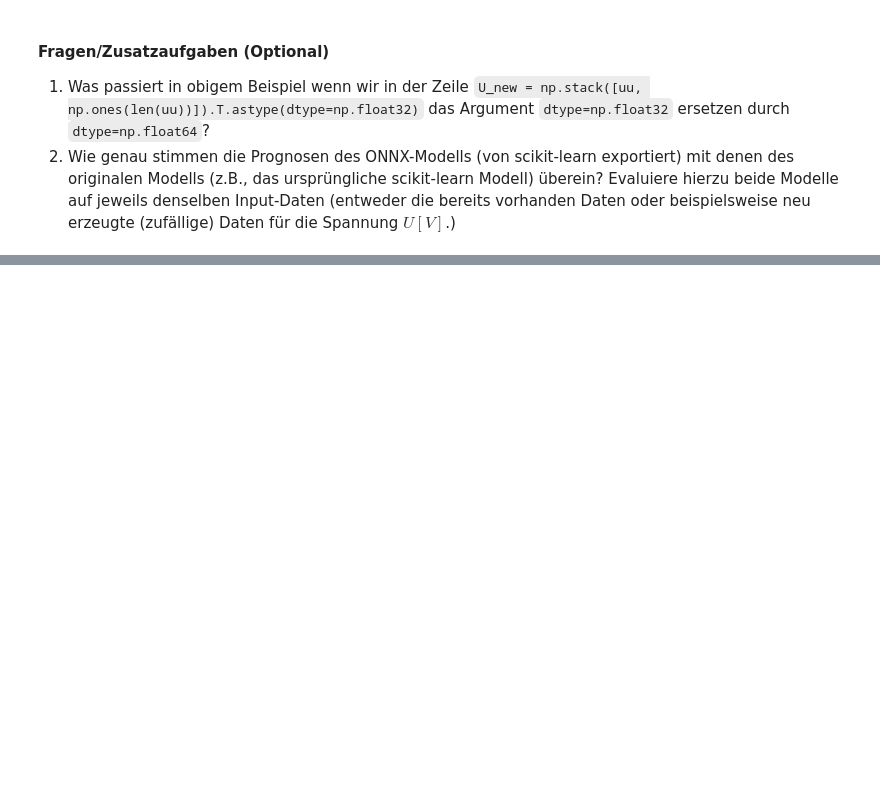
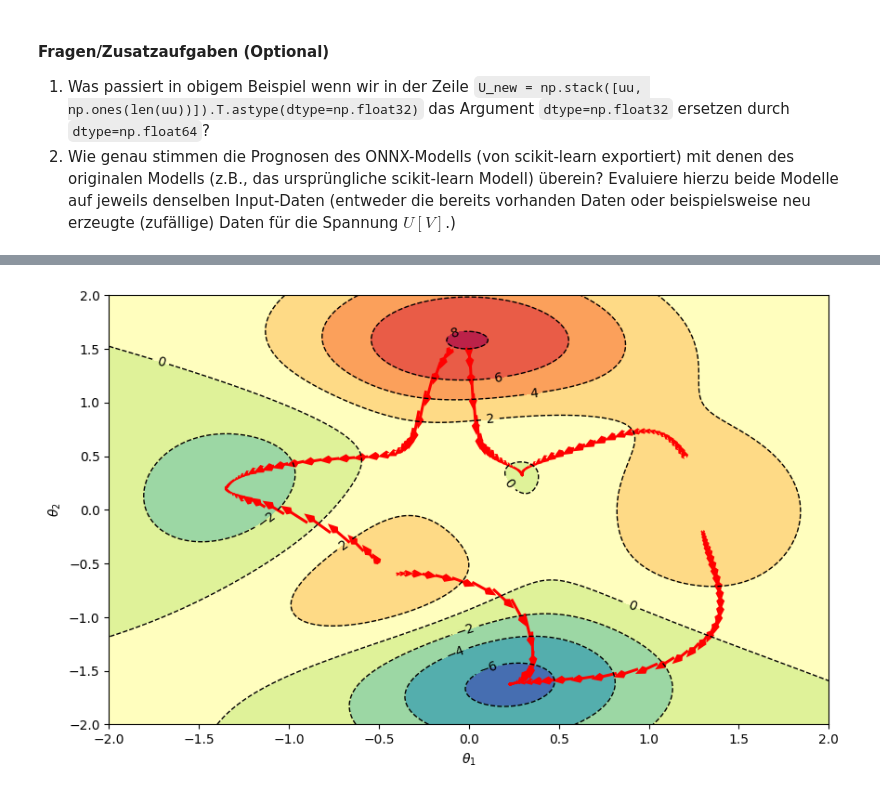
Before and after one commit to MarkusThill/techdays25, a Jupyter notebook: notebooks/lab1-my-first-onnx-model.ipynb, the cells around one changed output, grey strips where cells are left out. Cells and saved outputs as stored; diff of their text form; code cells hidden in the pictures; blank space fills up the shorter version.

Commit message:
chore: added some optional illustration for gradient descent

```diff
--- a/notebooks/lab1-my-first-onnx-model.ipynb
+++ b/notebooks/lab1-my-first-onnx-model.ipynb
@@ -690,0 +785,10 @@ mu.plot_measurement_data(
+# %%
+# call the peaks function
+x1l, x1u=[-2,2] #upper and lower limit of the first variable
+x2l, x2u=[-2,2] #upper and lower limit of the second variable
+
+X1, X2, Y, V, U=peaks(x1l,x2l,x1u,x2u) #generate the grid, contour values and the gradients
+
+# optimize the function
+optimizePeaks([ (-0.4, -0.6), (-0.1, 1.5), (1.3,-0.2), (-0.5,-0.5), (0.0,1.5), (1.2,0.5)  ],alpha=1*0.9,maxIter=40)
+# %% [output]
@@ -690,0 +796 @@ mu.plot_measurement_data(
+[figure, added]
```
Also changed, not shown: parts of 6 cells of this notebook.
